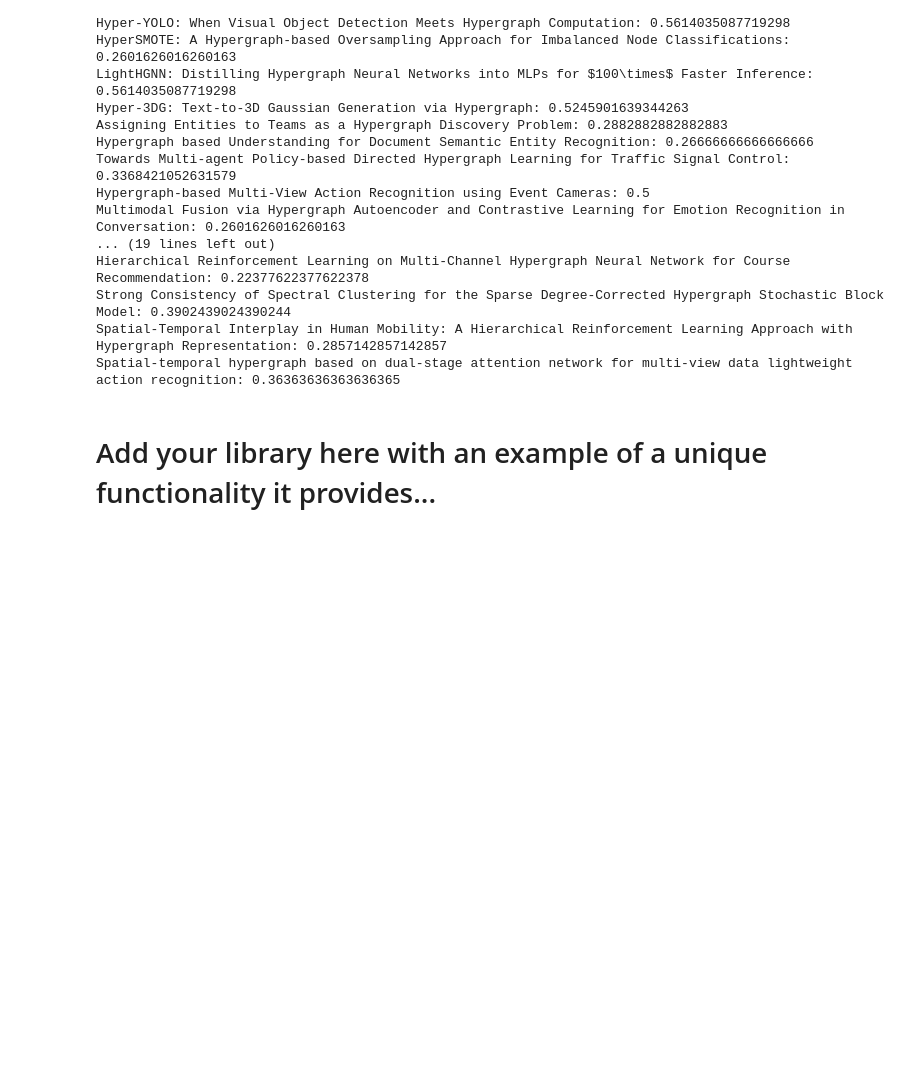
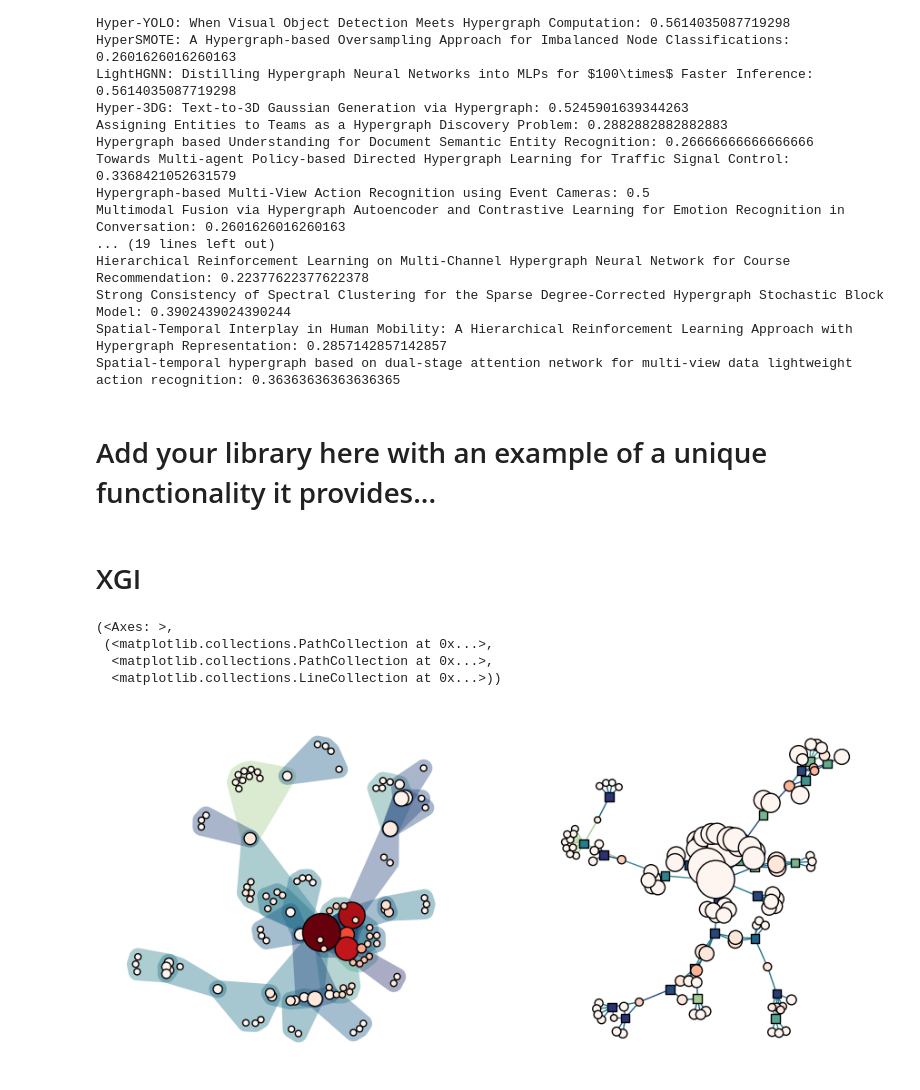
Before and after one commit to pszufe/HIF-standard, a Jupyter notebook: tutorials/HIF-demo.ipynb, the cells around one changed output. Drawn from its saved outputs; the diff is of its cells as text; code cells hidden in the pictures; blank space fills up the shorter version.

```diff
--- a/tutorials/HIF-demo.ipynb
+++ b/tutorials/HIF-demo.ipynb
@@ -124,3 +151,5 @@ Spatial-Temporal Interplay in Human Mobility: A Hierarchical Reinforcement Learn
 Spatial-temporal hypergraph based on dual-stage attention network for multi-view data lightweight action recognition: 0.36363636363636365
 # %% [markdown]
 # Add your library here with an example of a unique functionality it provides...
+# %% [markdown]
+# XGI
@@ -126,0 +158,25 @@ Spatial-temporal hypergraph based on dual-stage attention network for multi-view
+# %%
+H_xgi = xgi.read_hif(file_path)
+testH = H_xgi.cleanup(in_place=False)
+# %%
+plt.figure(figsize=(11, 5))
+plt.subplot(121)
+xgi.draw(
+    testH,
+    hull=True,
+    node_size=testH.nodes.degree,
+    node_fc=testH.nodes.clique_eigenvector_centrality,
+)
+plt.subplot(122)
+xgi.draw_bipartite(
+    testH,
+    node_fc=testH.nodes.degree,
+    node_size=testH.nodes.average_neighbor_degree,
+    edge_marker_fc=testH.edges.node_edge_centrality,
+)
+# %% [output]
+(<Axes: >,
+ (<matplotlib.collections.PathCollection at 0x...>,
+  <matplotlib.collections.PathCollection at 0x...>,
+  <matplotlib.collections.LineCollection at 0x...>))
+[figure, added]
```
Also changed, not shown: parts of 10 cells of this notebook, 8 other files.
